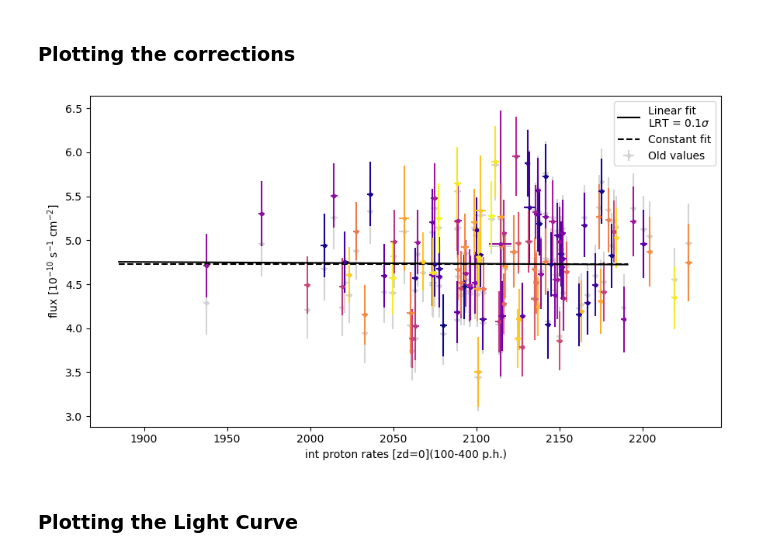
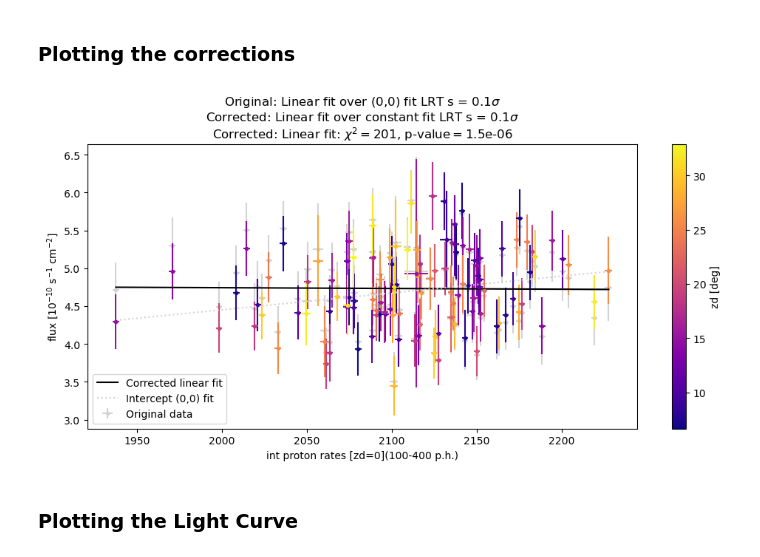
Before and after one commit to juanjq/cosmic_ray_data_correction, a Jupyter notebook: main.ipynb, the cells around one changed output. Cells and saved outputs as stored; diff of their text form; code cells hidden in the pictures.

```diff
--- a/main.ipynb
+++ b/main.ipynb
@@ -320,78 +320,35 @@ plt.show()
 # %% [markdown]
 ### Plotting the corrections
 # %%
-fig, ax = plt.subplots(1, 2, figsize=(12, 5))
+fig, ax = plt.subplots(figsize=(12, 5))
 
 norm_zd, colors_zd = aux.get_cmap_colors(zd, "plasma")
 
 for i in range(len(az)):
-    ax.errorbar(zd_0_p_rate[i], flux[i], xerr=e_p_rate[i], yerr=e_flux[i], ls="", marker=".", color=colors_zd[i])
-
+    ax.errorbar(zd_0_p_rate[i], flux[i],         xerr=e_p_rate[i], yerr=e_flux[i], ls="", marker=".", color=colors_zd[i])
+ax.errorbar(zd_0_p_rate, zd_corr_flux, xerr=e_p_rate, yerr=e_flux, ls="", marker=".", color="lightgray", zorder=-1, label="Original data")
 aux.plot_colorbar(fig, ax, zd,     "plasma", label="zd [deg]")
 
-p_array      = np.linspace(min(p_rate),      max(p_rate),      200)
 corr_p_array = np.linspace(min(zd_0_p_rate), max(zd_0_p_rate), 200)
+LRT_corr_p_f = geom.LRTFreeConst(zd_0_p_rate, zd_corr_flux, e_flux)
+LRT_p_f_0    = geom.LRTFreeZero( zd_0_p_rate, flux,         e_flux)
+ch_corr_p_f, _, p_corr_p_f = aux.calculate_chi2_pvalue_fun(zd_0_p_rate, zd_corr_flux, e_flux, geom.lineFreeF, LRT_corr_p_f[1])
+ch_p_f_0,    _, p_p_f_0    = aux.calculate_chi2_pvalue_fun(zd_0_p_rate, flux,         e_flux, geom.lineZeroF, LRT_p_f_0[2])
 
-LRT_p_f        = geom.LRTFreeConst(p_rate,      flux, e_flux)
-LRT_corr_p_f   = geom.LRTFreeConst(zd_0_p_rate, flux, e_flux)
-LRT_p_f_0      = geom.LRTFreeZero(p_rate,       flux, e_flux)
-LRT_corr_p_f_0 = geom.LRTFreeZero(zd_0_p_rate,  flux, e_flux)
+ax.plot(corr_p_array, geom.lineFreeF(LRT_corr_p_f[1], corr_p_array), '-k', label=f"Corrected linear fit")
+ax.plot(corr_p_array, geom.lineZeroF(LRT_p_f_0[2],    corr_p_array), ':', color="lightgray", label=f"Intercept (0,0) fit")
 
-ch_zd_0_p,      _, p_zd_0_p      = aux.calculate_chi2_pvalue_fun(np.cos(np.deg2rad(zd)), zd_0_p_rate, e_p_rate, geom.lineFreeF, LRT_p_f_0[1])
-ch_corr_zd_0_p, _, p_corr_zd_0_p = aux.calculate_chi2_pvalue_fun(np.cos(np.deg2rad(zd)), zd_0_p_rate, e_p_rate, geom.lineFreeF, LRT_corr_p_f_0[1])
+ax.legend(loc=3)
 
+_title = f"Original: Linear fit over (0,0) fit LRT s = {LRT_p_f_0[0]:.1f}{aux.sigma}\nCorrected: Linear fit over constant fit LRT s = {LRT_corr_p_f[0]:.1f}{aux.sigma}"
+_title = _title + f"\nCorrected: Linear fit: $\chi^2=${ch_corr_p_f:.0f}, p-value$=${p_corr_p_f:.1e}"
+ax.set_title(_title)
 
-for ax, LRT1, LRT2, LRTa, LRTb, parr, ch, p in zip([ax1, ax2], [LRT_p_f, LRT_corr_p_f], [LRT_p_f_0, LRT_corr_p_f_0], [LRT_p_f, LRT_p_f_0], [LRT_corr_p_f, LRT_corr_p_f_0],
-                                                   [p_array, corr_p_array], [ch_zd_0_p, ch_corr_zd_0_p], [p_zd_0_p, p_corr_zd_0_p]):
+ax.set_ylabel("flux [$10^{-10}$ s${}^{-1}$ cm${}^{-2}$]")
+ax.set_xlabel(f"int proton rates [zd=0]({int_lim[0]}-{int_lim[1]} p.h.)")
 
-    ax.plot(parr, geom.lineFreeF(LRT1[1],  parr), '-k',  label=f"Linear fit")
-    ax.plot(parr, geom.lineZeroF(LRT2[2],  parr), ':k',  label=f"Intercept (0,0) fit")
-    ax.plot(parr, geom.lineConstF(LRT1[2], parr), '--k', label=f"Constant fit")
-
-    ax.legend(loc=3)
-    _title = f"Linear fit over constant fit LRT s = {LRTa[0]:.1f}{aux.sigma}\nLinear fit over (0,0) fit LRT s = {LRTb[0]:.1f}{aux.sigma}"
-    _title = _title + f"\nLinear (0,0) fit: $\chi^2=${ch:.0f}, p-value$=${p:.1e}"
-    ax.set_title(_title)
-
-ax1.set_ylabel("flux [$10^{-10}$ s${}^{-1}$ cm${}^{-2}$]")
-ax1.set_xlabel(f"int proton rates ({int_lim[0]}-{int_lim[1]} p.h.)")
-ax2.set_xlabel(f"int proton rates [zd=0]({int_lim[0]}-{int_lim[1]} p.h.)")
-
-fig.tight_layout()
 plt.show()
+# %% [output]
+[figure, added]
-# %%
-fitF_p_cf  = np.poly1d(np.polyfit(p_rate, zd_corr_flux, 1))
-fitF_cp_cf = np.poly1d(np.polyfit(zd_0_p_rate, zd_corr_flux, 1))
-
-fig, (ax) = plt.subplots(figsize=(9, 5))
-
-norm_zd   = mpl.colors.Normalize(vmin=np.min(zd), vmax=np.max(zd))
-colors_zd = mpl.cm.ScalarMappable(norm_zd,"plasma").to_rgba(zd)
-
-for i in range(len(az)):
-    ax.errorbar(zd_0_p_rate[i], zd_corr_flux[i], xerr=e_p_rate[i], yerr=e_flux[i], ls="", marker=".", color=colors_zd[i])
-ax.errorbar(zd_0_p_rate, flux, xerr=e_p_rate, yerr=e_flux, ls="", marker=".", color="lightgray", zorder=-10, label="Old values")
-
-#######################################
-# creating a colorbar
-sm_zd  = plt.cm.ScalarMappable(cmap="plasma", norm=norm_zd)
-sm_zd.set_array([])
-fig.colorbar(sm_zd, ax=ax2, label="zd [deg]")
-#######################################
-p_array = np.linspace(min(p_rate), max(p_rate)+10, 200)
-LRT_p_f      = geom.LRTFreeConst(p_rate,      zd_corr_flux, e_flux)
-LRT_corr_p_f = geom.LRTFreeConst(zd_0_p_rate, zd_corr_flux, e_flux)
-
-ax.plot(p_array, geom.lineFreeF(LRT_corr_p_f[1], p_array), '-k', label=f"Linear fit\nLRT = {LRT_corr_p_f[0]:.1f}{aux.sigma}")
-ax.plot(p_array, geom.lineConstF(LRT_corr_p_f[2], p_array), '--k', label=f"Constant fit")
-
-ax.legend()
-ax.set_ylabel("flux [$10^{-10}$ s${}^{-1}$ cm${}^{-2}$]")
-ax.set_xlabel(f"int proton rates [zd=0]({int_lim[0]}-{int_lim[1]} p.h.)")
-
-fig.tight_layout()
-plt.show()
-# %% [output]
-[figure, removed]
 # %% [markdown]
 ### Plotting the Light Curve
```
Also changed, not shown: parts of 9 cells of this notebook, 1 other file.
